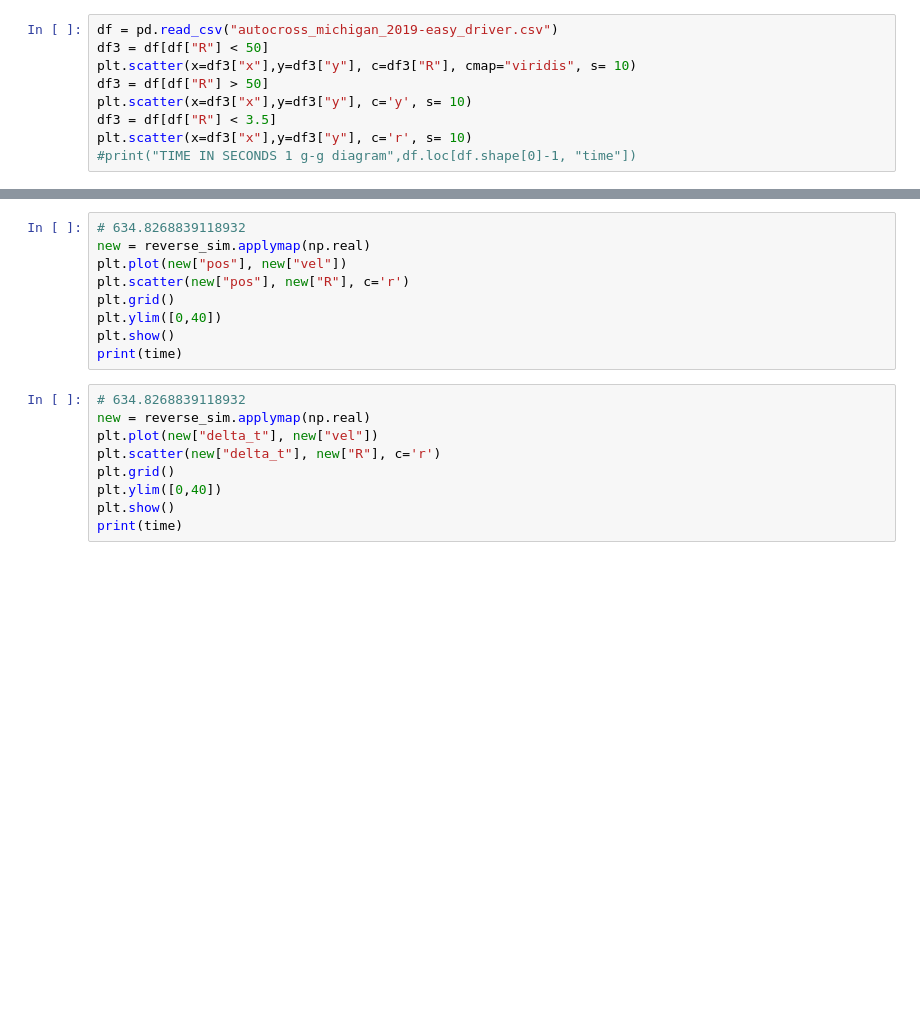
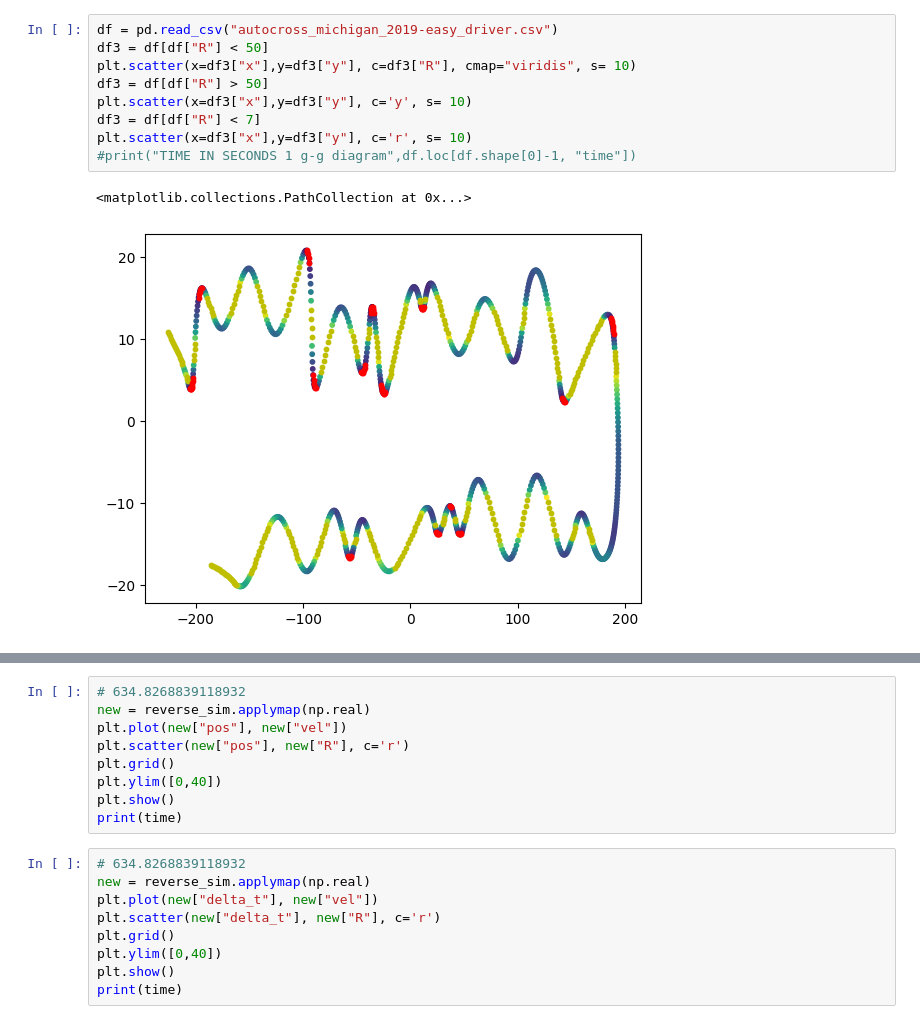
Before and after one commit to LonghornRacingElectric/jomama_lapsim, a Jupyter notebook: results/lapsim_analysis.ipynb, the cells around one changed output, grey strips where cells are left out. Cells and saved outputs as stored; diff of their text form; blank space fills up the shorter version.

```diff
--- a/results/lapsim_analysis.ipynb
+++ b/results/lapsim_analysis.ipynb
@@ -27,10 +54,13 @@ print("TIME IN SECONDS 1 g-g diagram",df.loc[df.shape[0]-1, "time"])
 # %%
 df = pd.read_csv("autocross_michigan_2019-easy_driver.csv")
 df3 = df[df["R"] < 50]
 plt.scatter(x=df3["x"],y=df3["y"], c=df3["R"], cmap="viridis", s= 10)
 df3 = df[df["R"] > 50]
 plt.scatter(x=df3["x"],y=df3["y"], c='y', s= 10)
-df3 = df[df["R"] < 3.5]
+df3 = df[df["R"] < 7]
 plt.scatter(x=df3["x"],y=df3["y"], c='r', s= 10)
 #print("TIME IN SECONDS 1 g-g diagram",df.loc[df.shape[0]-1, "time"])
+# %% [output]
+<matplotlib.collections.PathCollection at 0x...>
+[figure, added]
 # %%
```
Also changed, not shown: parts of 11 cells of this notebook, 5 other files.
